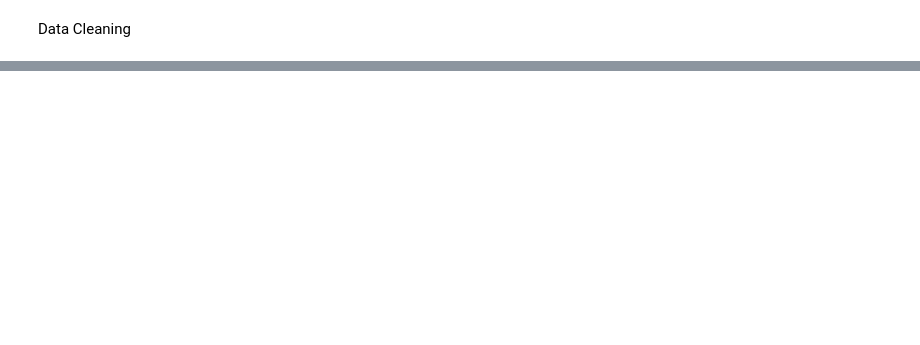
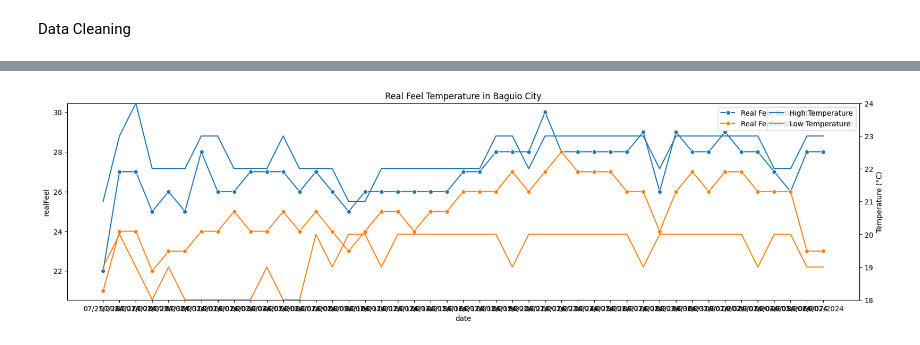
Before and after one commit to jddiosana/accuweather-data-analysis, a Jupyter notebook: data_analysis.ipynb, the cells around one changed output, grey strips where cells are left out. Cells and saved outputs as stored; diff of their text form; code cells hidden in the pictures; blank space fills up the shorter version.

```diff
--- a/data_analysis.ipynb
+++ b/data_analysis.ipynb
@@ -87,0 +133,20 @@ weather_data.to_csv('weather_data_clean.csv', index=False)
+# %%
+plt.figure(figsize=(20, 5))
+sns.lineplot(x='date', y='realFeel', data=weather_data, label='Real Feel Temperature', marker='o')
+sns.lineplot(x='date', y='realFeelShade', data=weather_data, label='Real Feel in Shade Temperature', marker='o')
+#set the y-axis limit to 40
+#plt.ylim(weather_data['realFeelShade'].min, weather_data['realFeel'].max)
+
+ax2 = plt.twinx()
+sns.lineplot(x='date', y='tempHigh', data=weather_data, label='High Temperature')
+sns.lineplot(x='date', y='tempLow', data=weather_data, label='Low Temperature')
+ax2.set_ylim(weather_data['tempLow'].min(), weather_data['tempHigh'].max())
+plt.title('Real Feel Temperature in Baguio City')
+plt.xlabel('Date')
+plt.ylabel('Temperature (°C)')
+plt.xticks(rotation=60)
+plt.legend()
+
+plt.show()
+# %% [output]
+[figure, added]
```
Also changed, not shown: parts of 11 cells of this notebook, 2 other files.
